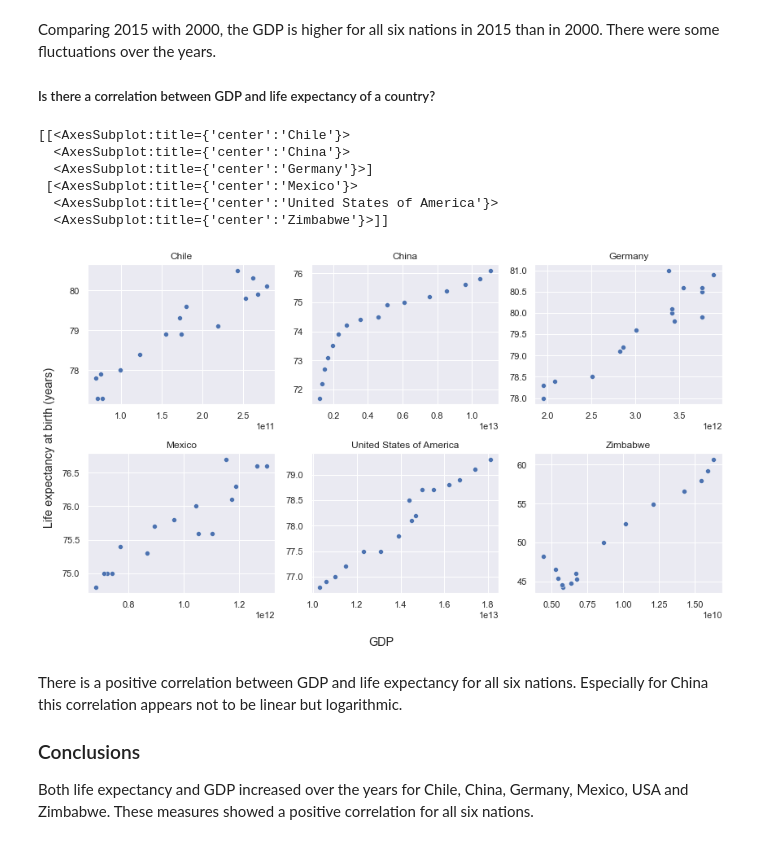
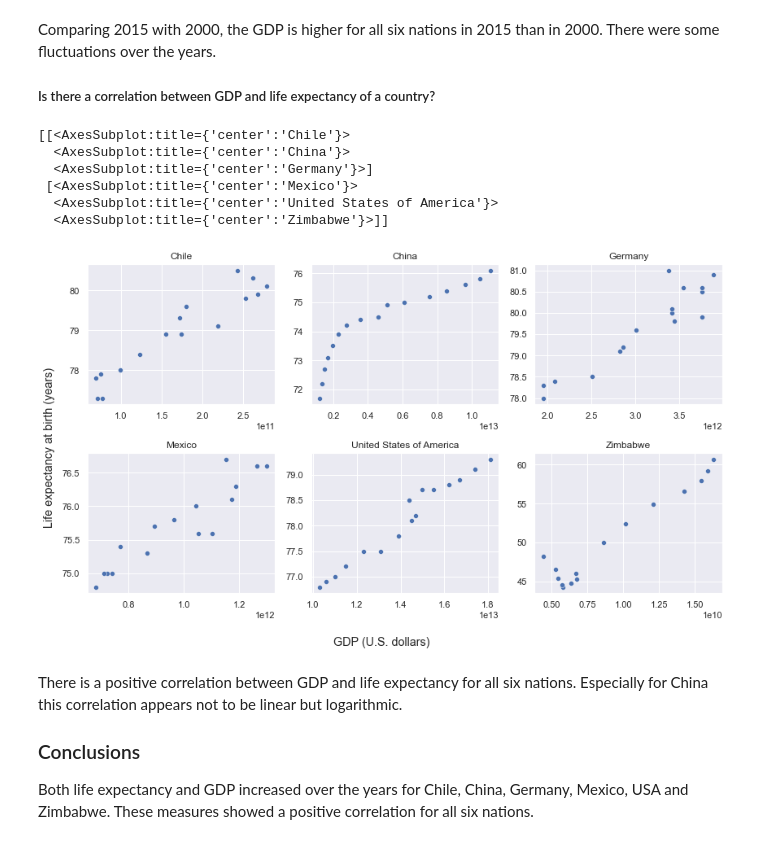
Before and after one commit to ManonWestra/codecademy-Life_Expectancy_GDP, a Jupyter notebook: life_expectancy_gdp.ipynb, the cells around one changed output. Saved outputs shown, nothing was run; the diff lists cells and outputs as text; code cells hidden in the pictures.

```diff
--- a/life_expectancy_gdp.ipynb
+++ b/life_expectancy_gdp.ipynb
@@ -128,27 +128,27 @@ Comparing 2015 with 2000, the GDP is higher for all six nations in 2015 than in
 # %%
 f, axes = plt.subplots(2, 3, figsize=(12,7))
 ax1=0
 ax2=0
 for country in data.Country.unique():
     sns.scatterplot(x='GDP', y='Life expectancy at birth (years)', data=data[data.Country==country], ax=axes[ax1,ax2])
     axes[ax1,ax2].title.set_text(country)
     ax2+=1
     if ax2>2:
         ax1+=1
         ax2=0
 plt.setp(axes, xlabel=None, ylabel=None)
-f.supxlabel('GDP')
+f.supxlabel('GDP (U.S. dollars)')
 f.supylabel('Life expectancy at birth (years)')
 plt.tight_layout()
 print(axes)
 # %% [output]
 [[<AxesSubplot:title={'center':'Chile'}>
   <AxesSubplot:title={'center':'China'}>
   <AxesSubplot:title={'center':'Germany'}>]
  [<AxesSubplot:title={'center':'Mexico'}>
   <AxesSubplot:title={'center':'United States of America'}>
   <AxesSubplot:title={'center':'Zimbabwe'}>]]
-[figure, old version]
+[figure, new version]
 # %% [markdown]
 There is a positive correlation between GDP and life expectancy for all six nations. Especially for China this correlation appears not to be linear but logarithmic.
 
```
